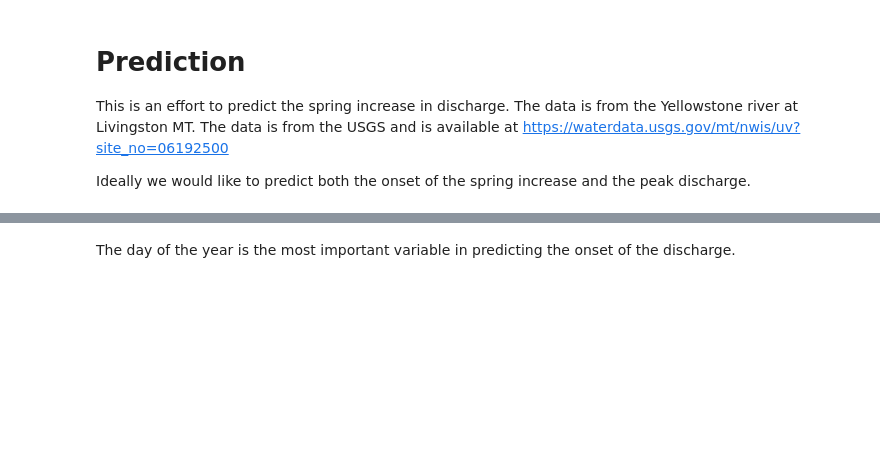
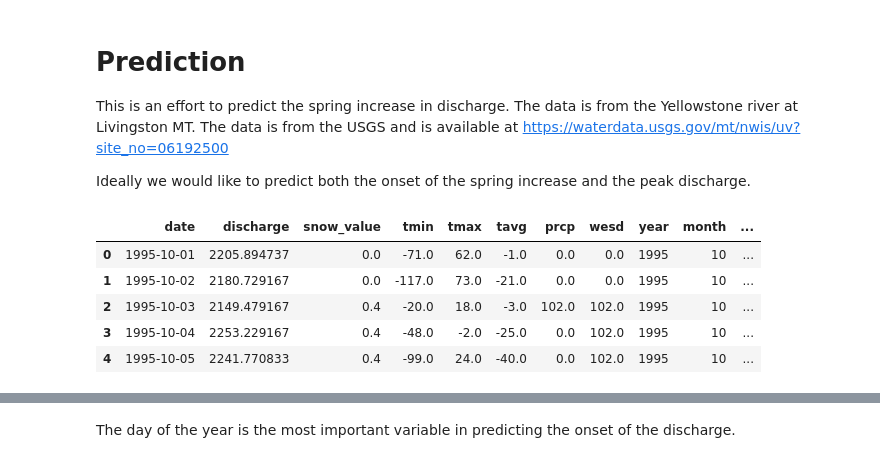
Before and after one commit to drpafowler/SpringRiver, a Jupyter notebook: project_yellowstone.ipynb, the cells around one changed output, grey strips where cells are left out. Cells and saved outputs as stored; diff of their text form; code cells hidden in the pictures; blank space fills up the shorter version.

```diff
--- a/project_yellowstone.ipynb
+++ b/project_yellowstone.ipynb
@@ -478,2 +578,11 @@ test = discharge[discharge['year']>=2023]
+# %%
+data.head()
+# %% [output]
+|  | date | discharge | snow_value | tmin | tmax | tavg | prcp | wesd | year | month | ... |
+| 0 | 1995-10-01 | 2205.894737 | 0.0 | -71.0 | 62.0 | -1.0 | 0.0 | 0.0 | 1995 | 10 | ... |
+| 1 | 1995-10-02 | 2180.729167 | 0.0 | -117.0 | 73.0 | -21.0 | 0.0 | 0.0 | 1995 | 10 | ... |
+| 2 | 1995-10-03 | 2149.479167 | 0.4 | -20.0 | 18.0 | -3.0 | 102.0 | 102.0 | 1995 | 10 | ... |
+| 3 | 1995-10-04 | 2253.229167 | 0.4 | -48.0 | -2.0 | -25.0 | 0.0 | 102.0 | 1995 | 10 | ... |
+| 4 | 1995-10-05 | 2241.770833 | 0.4 | -99.0 | 24.0 | -40.0 | 0.0 | 102.0 | 1995 | 10 | ... |
 # %%
 fig, ax = plt.subplots()
```
Also changed, not shown: parts of 13 cells of this notebook.
